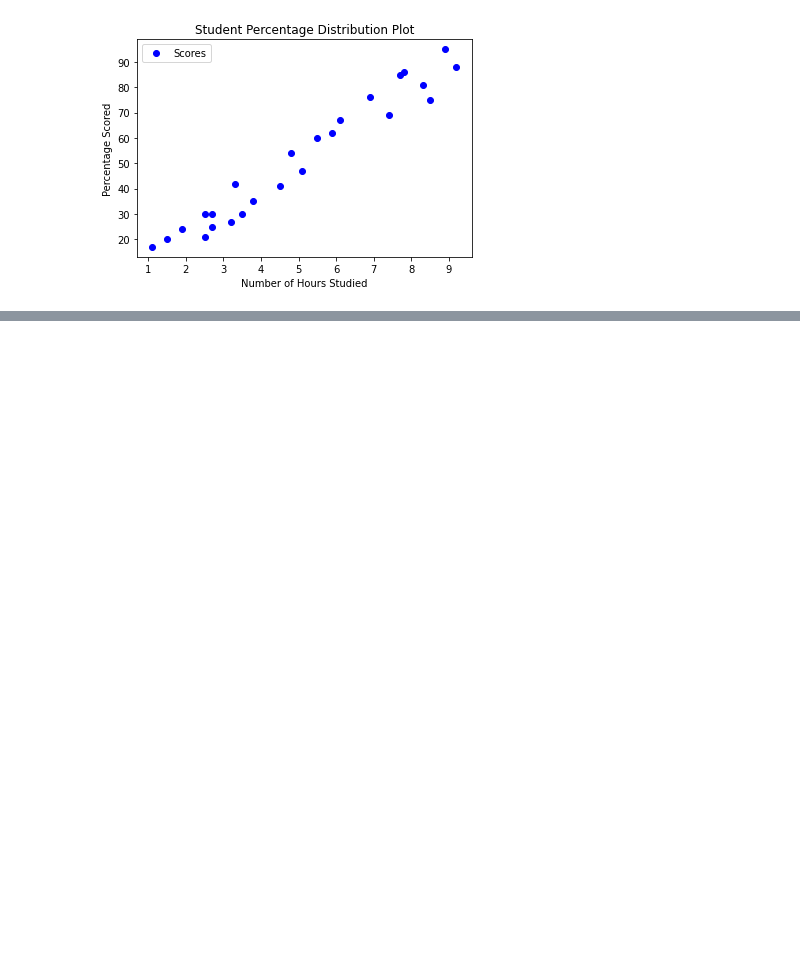
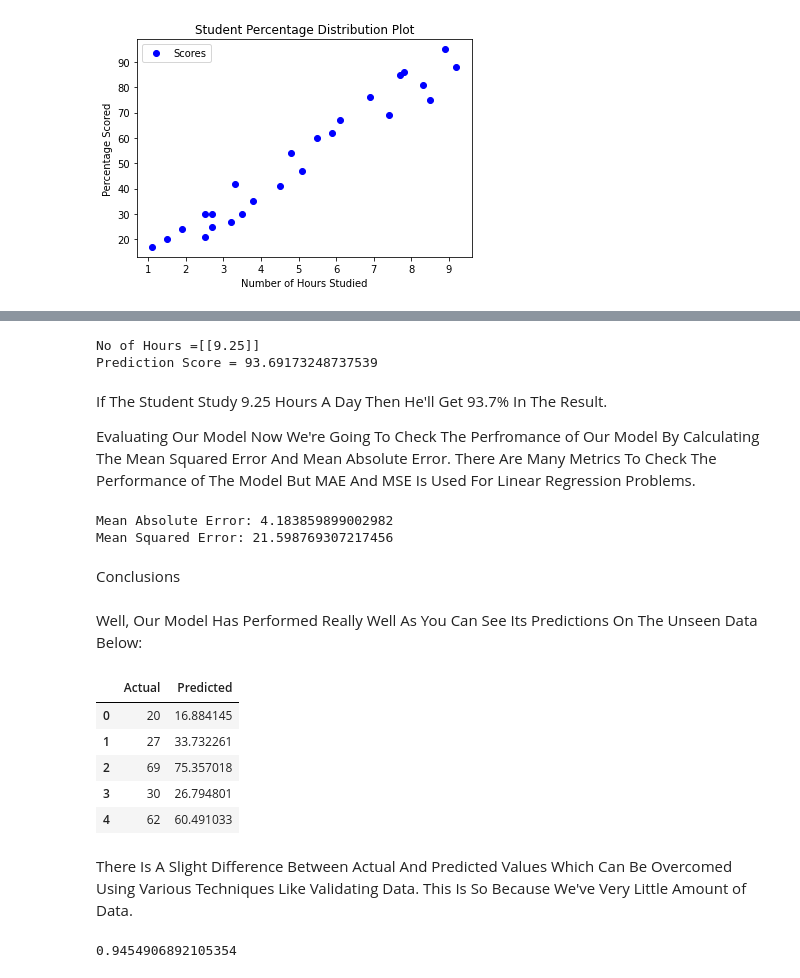
Before and after one commit to iffatzahra/TSF-Task-1, a Jupyter notebook: Student_Percentage_Prediction_Unsupervised_ML.ipynb, the cells around one changed output, grey strips where cells are left out. Drawn from its saved outputs; the diff is of its cells as text; code cells hidden in the pictures; blank space fills up the shorter version.

```diff
--- a/Student_Percentage_Prediction_Unsupervised_ML.ipynb
+++ b/Student_Percentage_Prediction_Unsupervised_ML.ipynb
@@ -63,0 +207,37 @@ plt.show()
+# %%
+# We can also test the model with our own data
+hours =[[9.25]]
+pred = regressor.predict(hours)
+print("No of Hours ={}".format(hours))
+print("Prediction Score = {}".format(pred[0]))
+# %% [output]
+No of Hours =[[9.25]]
+Prediction Score = 93.69173248737539
+# %% [markdown]
+If The Student Study 9.25 Hours A Day Then He'll Get 93.7% In The Result.
+
+Evaluating Our Model
+Now We're Going To Check The Perfromance of Our Model By Calculating The Mean Squared Error And Mean Absolute Error. There Are Many Metrics To Check The Performance of The Model But MAE And MSE Is Used For Linear Regression Problems.
+# %%
+# Evaluating model
+print('Mean Absolute Error:', metrics.mean_absolute_error(test_labels,test_predictions))
+print('Mean Squared Error:', metrics.mean_squared_error(test_labels,test_predictions))
+# %% [output]
+Mean Absolute Error: 4.183859899002982
+Mean Squared Error: 21.598769307217456
+# %% [markdown]
+
+Conclusions
+# %% [markdown]
+Well, Our Model Has Performed Really Well As You Can See Its Predictions On The Unseen Data Below:
+# %%
+actual_vs_predicted
+# %% [output]
+|  | Actual | Predicted |
+| 0 | 20 | 16.884145 |
+| 1 | 27 | 33.732261 |
+| 2 | 69 | 75.357018 |
+| 3 | 30 | 26.794801 |
+| 4 | 62 | 60.491033 |
+# %% [markdown]
+There Is A Slight Difference Between Actual And Predicted Values Which Can Be Overcomed Using Various Techniques Like Validating Data. This Is So Because We've Very Little Amount of Data.
@@ -63,0 +248,7 @@ plt.show()
+# %%
+# Loading saved model
+loaded_model = pickle.load(open(filename, 'rb'))
+result = loaded_model.score(test_data, test_labels)
+print(result)
+# %% [output]
+0.9454906892105354
```
Also changed, not shown: parts of 24 cells of this notebook.
